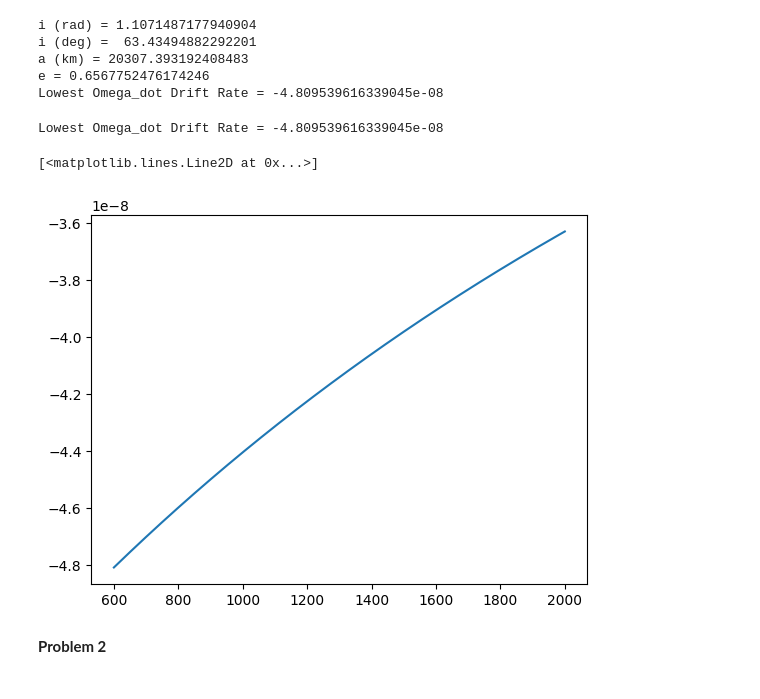
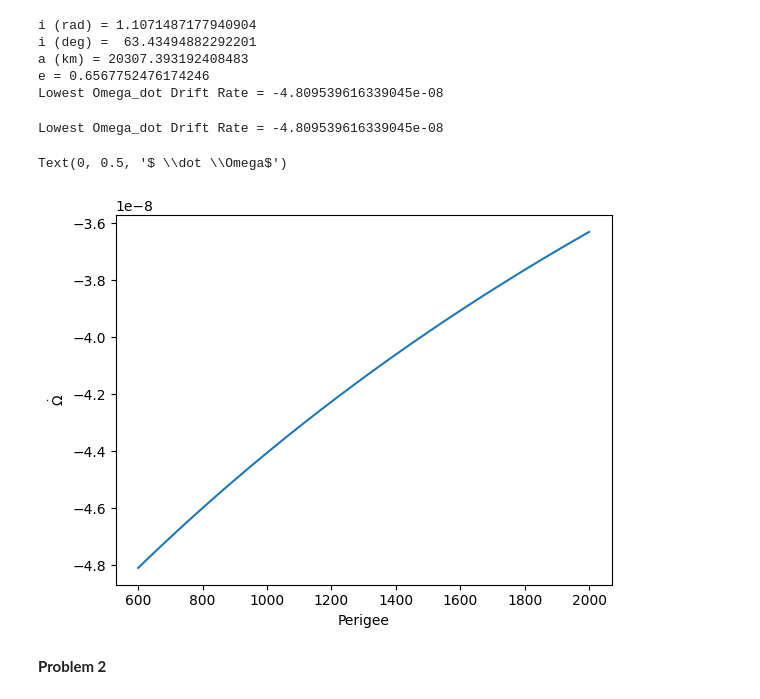
Before and after one commit to annahylbert/AE502-HW2, a Jupyter notebook: HW2.ipynb, the cells around one changed output. Saved outputs shown, nothing was run; the diff lists cells and outputs as text; code cells hidden in the pictures.

```diff
--- a/HW2.ipynb
+++ b/HW2.ipynb
@@ -40,31 +40,33 @@ Lowest Omega_dot Drift Rate = -4.809539616339045e-08
 # %%
 #givens
 J2 = 0.00108
 R = 6370 #km
 GM = 3.986 * 10**5 #km^3/s^2
 r_p = np.linspace(600,2000, 1000) #km
 period = 8 * 60 * 60 #s // to orbit earth three times in one day period must be 8 hrs
 n = 2 * np.pi / period #mean motion in rad/s
 
 
 #in order for omega dot to be zero, i must be such that cos(i)^2*5 - 1 = 0
 i = np.arccos(np.sqrt(0.2))
 
 #in order for r_a to be maximized e and a should also be maximized through the following equation r_a = a*(1+e)
 #a and e are also constrained through the following condition r_p = a*(1-e) where a = r_p/(1-e) so we want e to be as close to 1 as possible
 
 a = ((period**2 * GM) / (4*(np.pi**2))) ** (1/3)
 e = 1 - ((r_p+R)/a)
 
 Omega_dot = -1.5 * n * J2 * (R/a)**2 * (np.cos(i)/(np.square((1-np.square(e)))))
 print("Lowest Omega_dot Drift Rate =", np.min(Omega_dot))
 
 #plt.plot(r_p, e, label='r_p vs e')
 plt.plot(r_p, Omega_dot, label='r_p vs Omega_dot')
+plt.xlabel('Perigee')
+plt.ylabel(r'$ \dot \Omega$')
 # %% [output]
 Lowest Omega_dot Drift Rate = -4.809539616339045e-08
-[<matplotlib.lines.Line2D at 0x...>]
+Text(0, 0.5, '$ \\dot \\Omega$')
-[figure, old version]
+[figure, new version]
 # %% [markdown]
 **Problem 2**
 # %%
```
Also changed, not shown: parts of 6 cells of this notebook.
